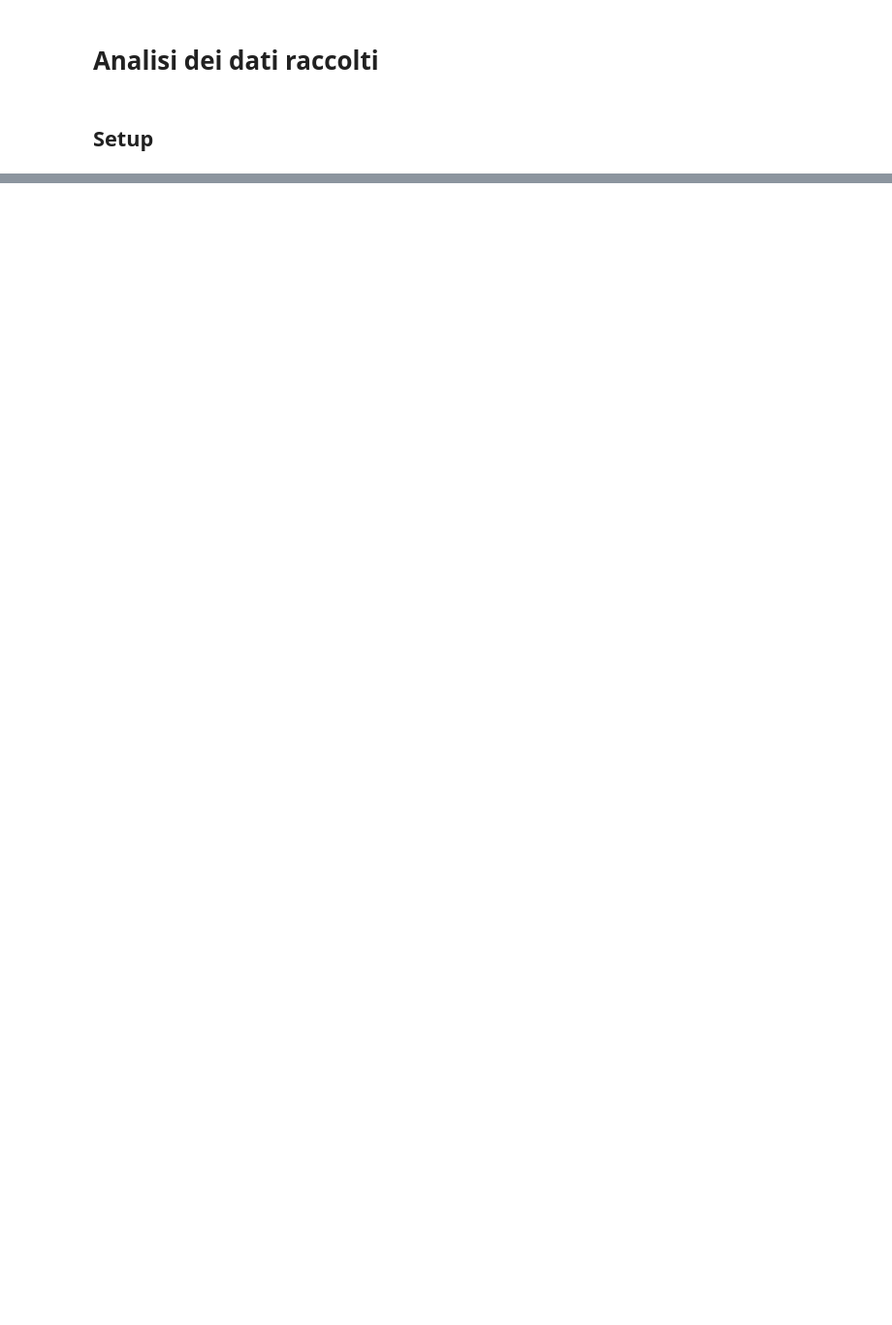
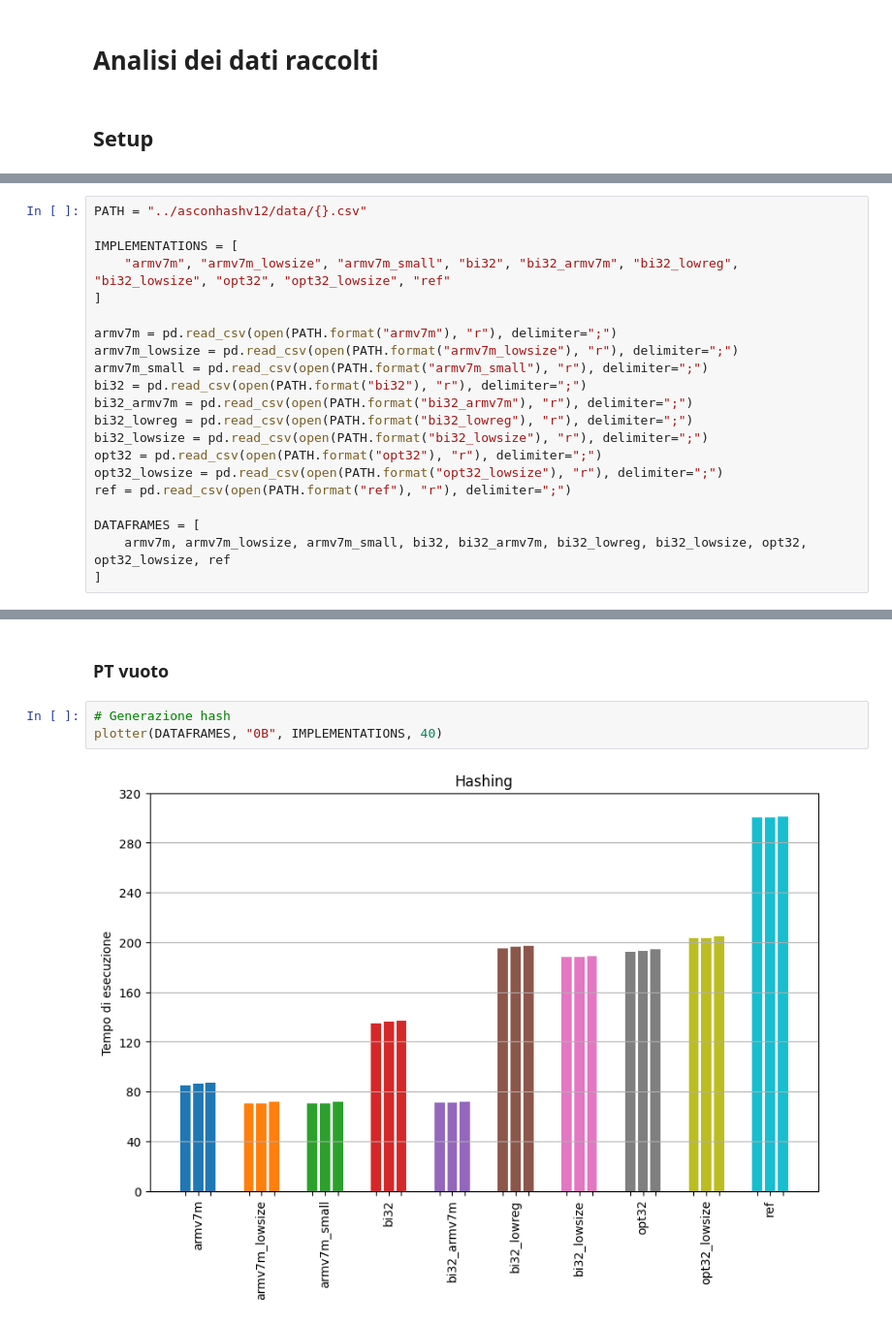
Before and after one commit to MattiaOldani/Tirocinio-ASCON, a Jupyter notebook: arduino/crypto_hash/notebook/asconhashv12.ipynb, the cells around one changed output, grey strips where cells are left out. Shown at 97% size. Cells and saved outputs as stored; diff of their text form; blank space fills up the shorter version.

Commit message:
Sistemati notebook per crypto_hash

```diff
--- a/arduino/crypto_hash/notebook/asconhashv12.ipynb
+++ b/arduino/crypto_hash/notebook/asconhashv12.ipynb
@@ -844,0 +35,21 @@ Varianza: 0.11348848848848848
+# %%
+PATH = "../asconhashv12/data/{}.csv"
+
+IMPLEMENTATIONS = [
+    "armv7m", "armv7m_lowsize", "armv7m_small", "bi32", "bi32_armv7m", "bi32_lowreg", "bi32_lowsize", "opt32", "opt32_lowsize", "ref"
+]
+
+armv7m = pd.read_csv(open(PATH.format("armv7m"), "r"), delimiter=";")
+armv7m_lowsize = pd.read_csv(open(PATH.format("armv7m_lowsize"), "r"), delimiter=";")
+armv7m_small = pd.read_csv(open(PATH.format("armv7m_small"), "r"), delimiter=";")
+bi32 = pd.read_csv(open(PATH.format("bi32"), "r"), delimiter=";")
+bi32_armv7m = pd.read_csv(open(PATH.format("bi32_armv7m"), "r"), delimiter=";")
+bi32_lowreg = pd.read_csv(open(PATH.format("bi32_lowreg"), "r"), delimiter=";")
+bi32_lowsize = pd.read_csv(open(PATH.format("bi32_lowsize"), "r"), delimiter=";")
+opt32 = pd.read_csv(open(PATH.format("opt32"), "r"), delimiter=";")
+opt32_lowsize = pd.read_csv(open(PATH.format("opt32_lowsize"), "r"), delimiter=";")
+ref = pd.read_csv(open(PATH.format("ref"), "r"), delimiter=";")
+
+DATAFRAMES = [
+    armv7m, armv7m_lowsize, armv7m_small, bi32, bi32_armv7m, bi32_lowreg, bi32_lowsize, opt32, opt32_lowsize, ref
+]
@@ -844,0 +67,7 @@ Varianza: 0.11348848848848848
+# %% [markdown]
+### PT vuoto
+# %%
+# Generazione hash
+plotter(DATAFRAMES, "0B", IMPLEMENTATIONS, 40)
+# %% [output]
+[figure, added]
```
Also changed, not shown: parts of 131 cells of this notebook.
